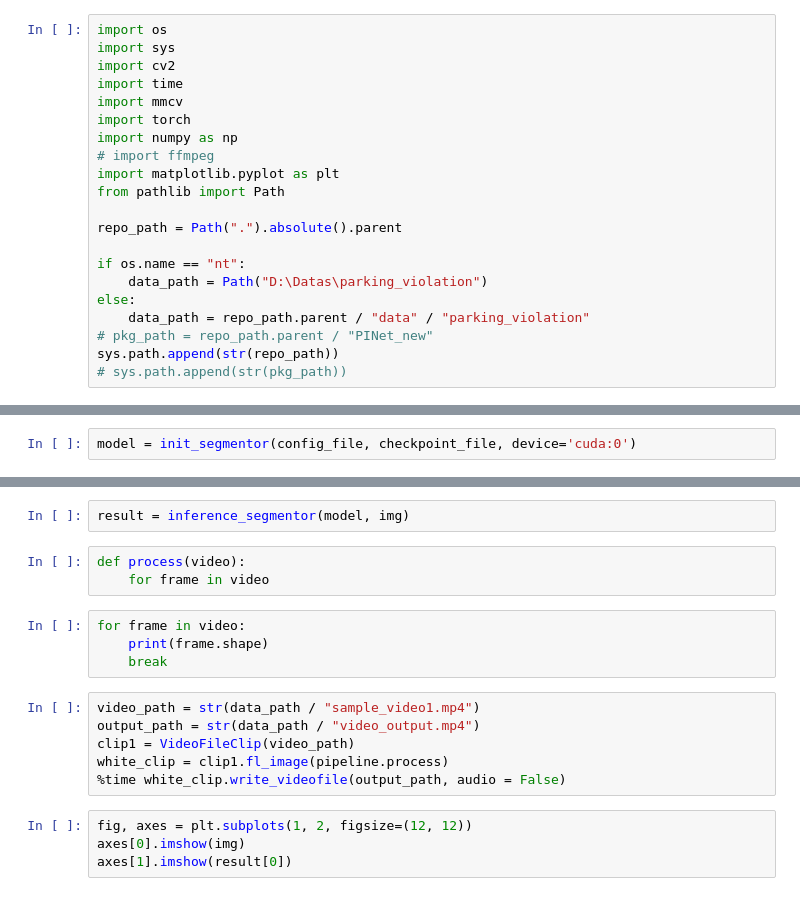
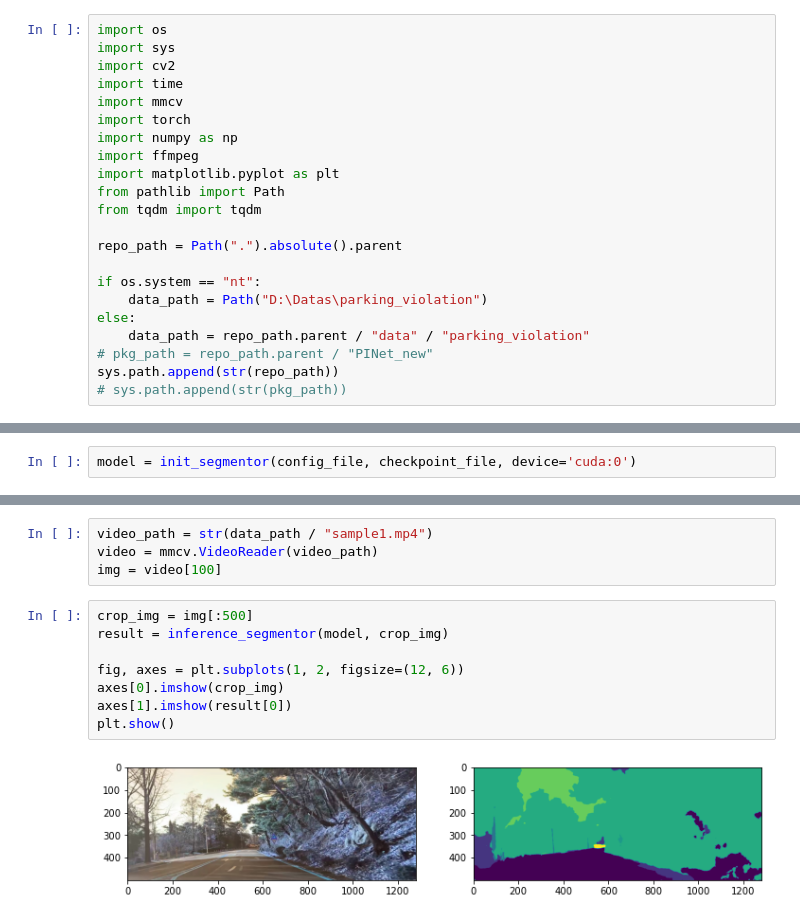
Before and after one commit to simonjisu/parking_violation, a Jupyter notebook: notebooks/04_Multi_Lane_Detection.ipynb, the cells around one changed output, grey strips where cells are left out. Drawn from its saved outputs; the diff is of its cells as text.

```diff
--- a/notebooks/04_Multi_Lane_Detection.ipynb
+++ b/notebooks/04_Multi_Lane_Detection.ipynb
@@ -11,13 +11,14 @@ import time
 import mmcv
 import torch
 import numpy as np
-# import ffmpeg
+import ffmpeg
 import matplotlib.pyplot as plt
 from pathlib import Path
+from tqdm import tqdm
 
 repo_path = Path(".").absolute().parent
 
-if os.name == "nt":
+if os.system == "nt":
     data_path = Path("D:\Datas\parking_violation")
 else:
     data_path = repo_path.parent / "data" / "parking_violation"
@@ -68,19 +49,14 @@ imsaver(img, img_path)
-# %%
-result = inference_segmentor(model, img)
-# %%
-def process(video):
-    for frame in video
-# %%
-for frame in video:
-    print(frame.shape)
-    break
-# %%
-video_path = str(data_path / "sample_video1.mp4")
-output_path = str(data_path / "video_output.mp4")
-clip1 = VideoFileClip(video_path)
-white_clip = clip1.fl_image(pipeline.process)
-%time white_clip.write_videofile(output_path, audio = False)
+# %%
+video_path = str(data_path / "sample1.mp4")
+video = mmcv.VideoReader(video_path)
+img = video[100]
 # %%
-fig, axes = plt.subplots(1, 2, figsize=(12, 12))
-axes[0].imshow(img)
+crop_img = img[:500]
+result = inference_segmentor(model, crop_img)
+
+fig, axes = plt.subplots(1, 2, figsize=(12, 6))
+axes[0].imshow(crop_img)
 axes[1].imshow(result[0])
+plt.show()
+# %% [output]
+[figure, added]
```
Also changed, not shown: parts of 18 cells of this notebook.
